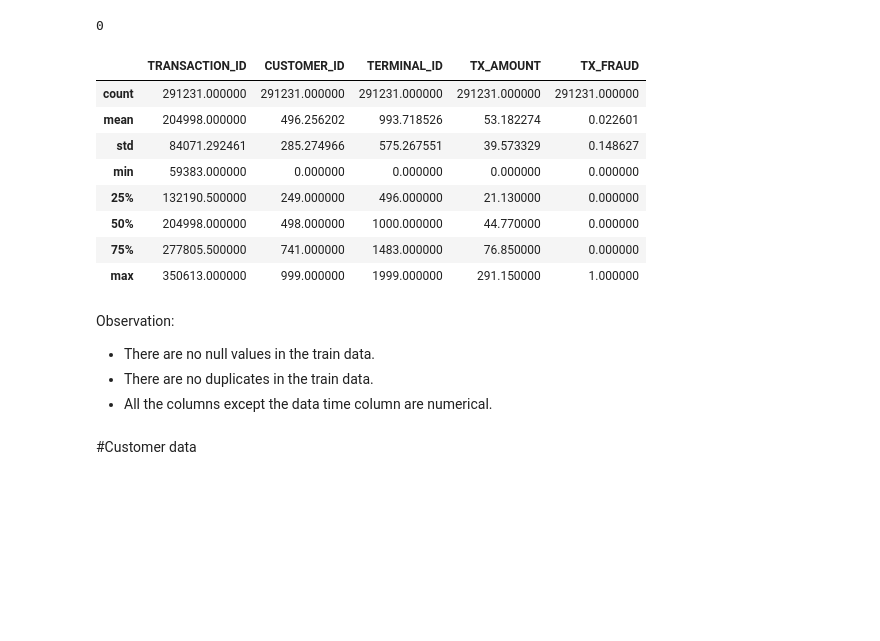
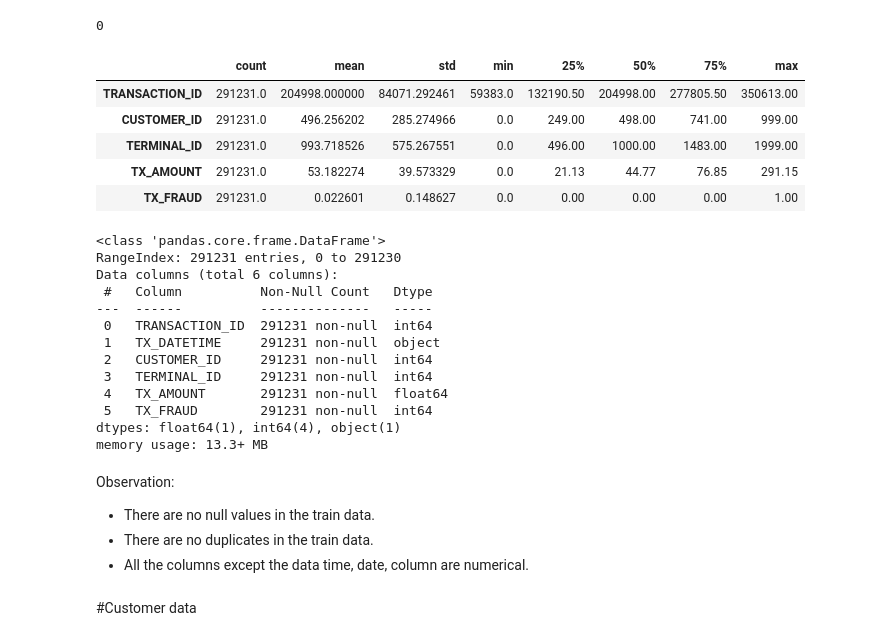
Before and after one commit to Vaishnavi-Chandrashekar/CC-FRAUD-DETECTION, a Jupyter notebook: Data_Preparation.ipynb, the cells around one changed output. Drawn from its saved outputs; the diff is of its cells as text; code cells hidden in the pictures; blank space fills up the shorter version.

Commit message:
data preparation

```diff
--- a/Data_Preparation.ipynb
+++ b/Data_Preparation.ipynb
@@ -92,22 +101,35 @@ train_data.duplicated().sum()
 # %% [output]
 0
 # %%
-train_data.describe()
+train_data.describe().T
 # %% [output]
-|  | TRANSACTION_ID | CUSTOMER_ID | TERMINAL_ID | TX_AMOUNT | TX_FRAUD |
-| count | 291231.000000 | 291231.000000 | 291231.000000 | 291231.000000 | 291231.000000 |
-| mean | 204998.000000 | 496.256202 | 993.718526 | 53.182274 | 0.022601 |
-| std | 84071.292461 | 285.274966 | 575.267551 | 39.573329 | 0.148627 |
-| min | 59383.000000 | 0.000000 | 0.000000 | 0.000000 | 0.000000 |
-| 25% | 132190.500000 | 249.000000 | 496.000000 | 21.130000 | 0.000000 |
-| 50% | 204998.000000 | 498.000000 | 1000.000000 | 44.770000 | 0.000000 |
-| 75% | 277805.500000 | 741.000000 | 1483.000000 | 76.850000 | 0.000000 |
-| max | 350613.000000 | 999.000000 | 1999.000000 | 291.150000 | 1.000000 |
+|  | count | mean | std | min | 25% | 50% | 75% | max |
+| TRANSACTION_ID | 291231.0 | 204998.000000 | 84071.292461 | 59383.0 | 132190.50 | 204998.00 | 277805.50 | 350613.00 |
+| CUSTOMER_ID | 291231.0 | 496.256202 | 285.274966 | 0.0 | 249.00 | 498.00 | 741.00 | 999.00 |
+| TERMINAL_ID | 291231.0 | 993.718526 | 575.267551 | 0.0 | 496.00 | 1000.00 | 1483.00 | 1999.00 |
+| TX_AMOUNT | 291231.0 | 53.182274 | 39.573329 | 0.0 | 21.13 | 44.77 | 76.85 | 291.15 |
+| TX_FRAUD | 291231.0 | 0.022601 | 0.148627 | 0.0 | 0.00 | 0.00 | 0.00 | 1.00 |
+# %%
+train_data.info()
+# %% [output]
+<class 'pandas.core.frame.DataFrame'>
+RangeIndex: 291231 entries, 0 to 291230
+Data columns (total 6 columns):
+ #   Column          Non-Null Count   Dtype
+---  ------          --------------   -----
+ 0   TRANSACTION_ID  291231 non-null  int64
+ 1   TX_DATETIME     291231 non-null  object
+ 2   CUSTOMER_ID     291231 non-null  int64
+ 3   TERMINAL_ID     291231 non-null  int64
+ 4   TX_AMOUNT       291231 non-null  float64
+ 5   TX_FRAUD        291231 non-null  int64
+dtypes: float64(1), int64(4), object(1)
+memory usage: 13.3+ MB
 # %% [markdown]
 Observation:
 * There are no null values in the train data.
 * There are no duplicates in the train data.
-* All the columns except the data time column are numerical.
+* All the columns except the data time, date,  column are numerical.
 # %% [markdown]
 #Customer data
 # %%
```
Also changed, not shown: parts of 8 cells of this notebook.
